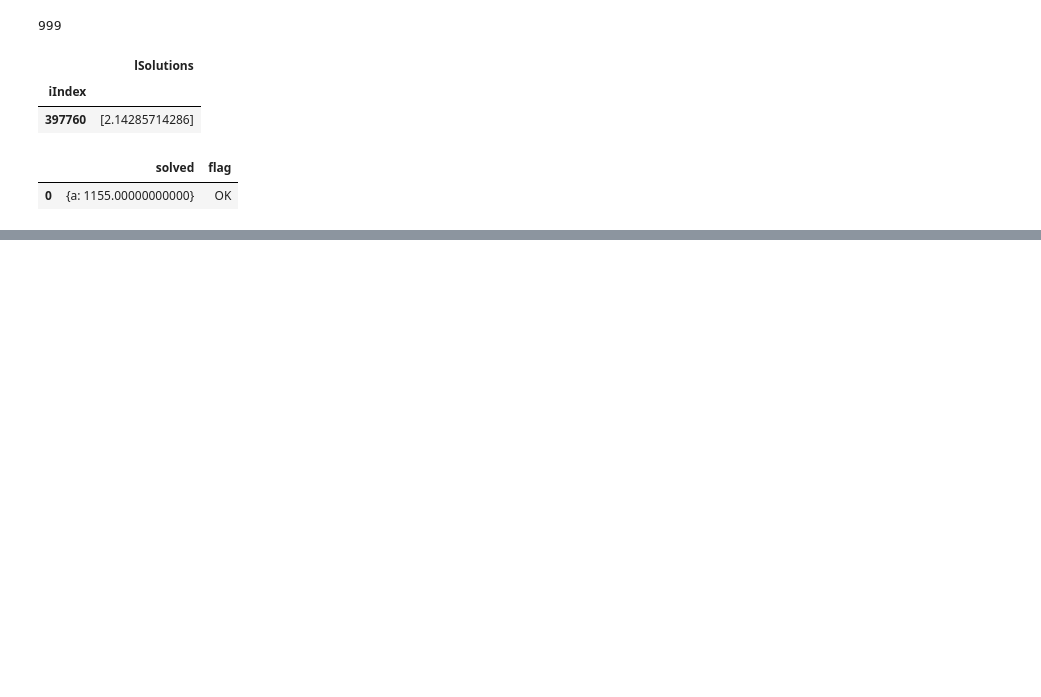
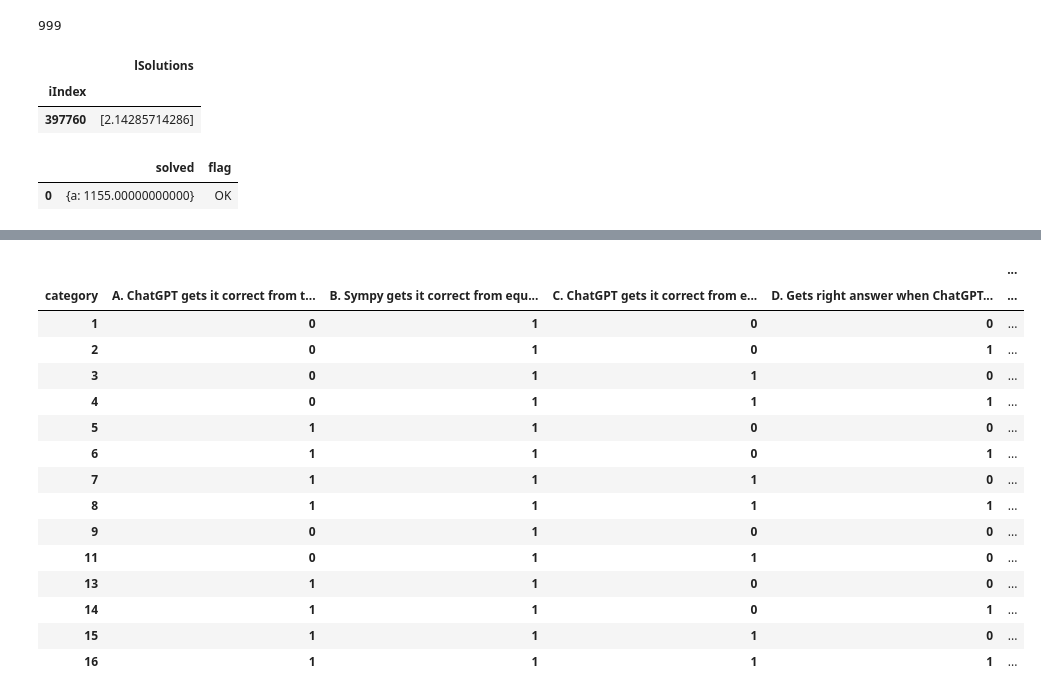
Before and after one commit to hwelsters/internal-consistency, a Jupyter notebook: 06-03-2023/categorize.ipynb, the cells around one changed output, grey strips where cells are left out. Cells and saved outputs as stored; diff of their text form; code cells hidden in the pictures; blank space fills up the shorter version.

```diff
--- a/06-03-2023/categorize.ipynb
+++ b/06-03-2023/categorize.ipynb
@@ -174,3 +197,22 @@ pie_chart.add_series({
 })
 list_sheet.insert_chart('A20', pie_chart, {'x_offset': 0, 'y_offset': 0})
 workbook.close()
+# %%
+values
+# %% [output]
+|  |  |  |  |  | ... |
+| category | A. ChatGPT gets it correct from t... | B. Sympy gets it correct from equ... | C. ChatGPT gets it correct from e... | D. Gets right answer when ChatGPT... | ... |
+| 1 | 0 | 1 | 0 | 0 | ... |
+| 2 | 0 | 1 | 0 | 1 | ... |
+| 3 | 0 | 1 | 1 | 0 | ... |
+| 4 | 0 | 1 | 1 | 1 | ... |
+| 5 | 1 | 1 | 0 | 0 | ... |
+| 6 | 1 | 1 | 0 | 1 | ... |
+| 7 | 1 | 1 | 1 | 0 | ... |
+| 8 | 1 | 1 | 1 | 1 | ... |
+| 9 | 0 | 1 | 0 | 0 | ... |
+| 11 | 0 | 1 | 1 | 0 | ... |
+| 13 | 1 | 1 | 0 | 0 | ... |
+| 14 | 1 | 1 | 0 | 1 | ... |
+| 15 | 1 | 1 | 1 | 0 | ... |
+| 16 | 1 | 1 | 1 | 1 | ... |
```
Also changed, not shown: parts of 4 cells of this notebook, 1 other file.
